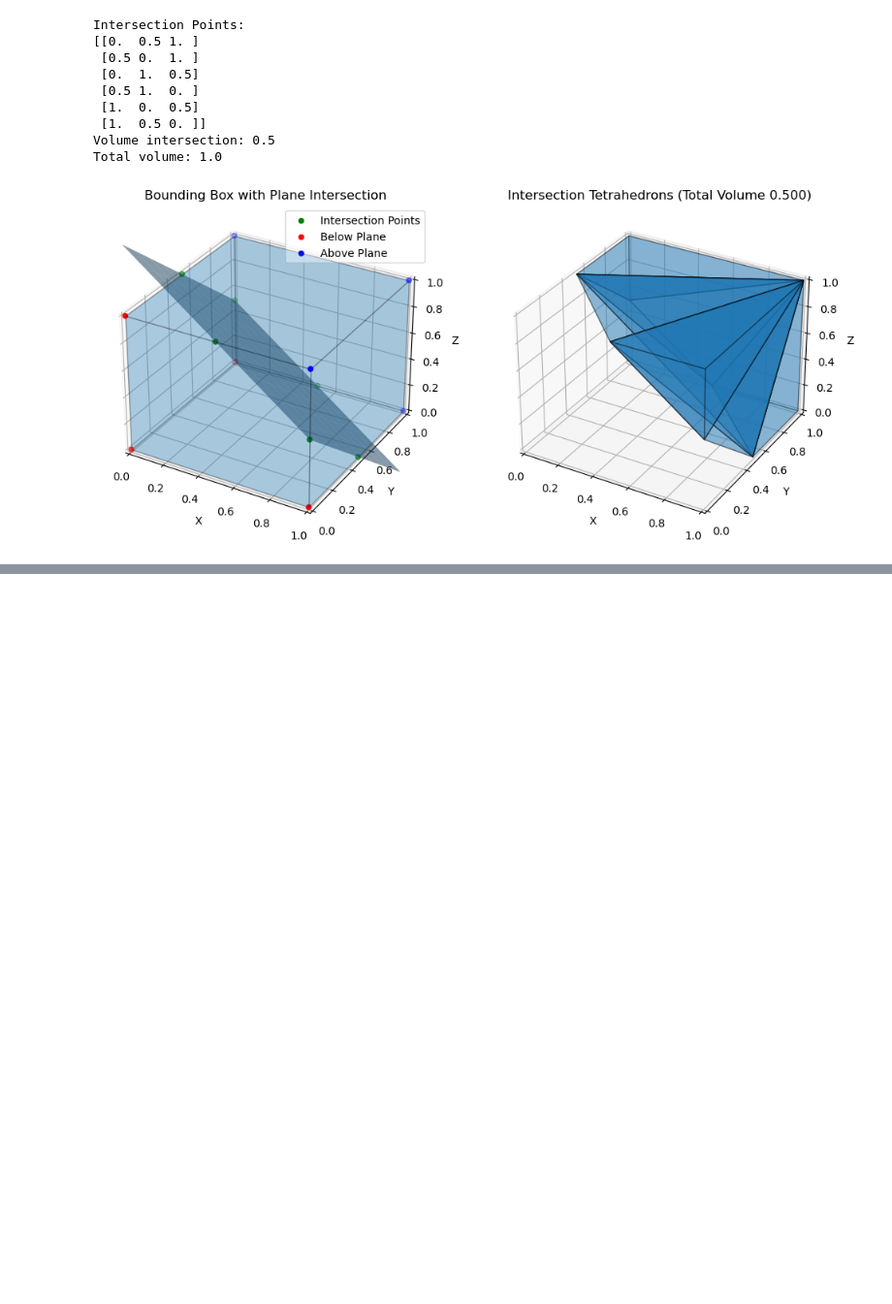
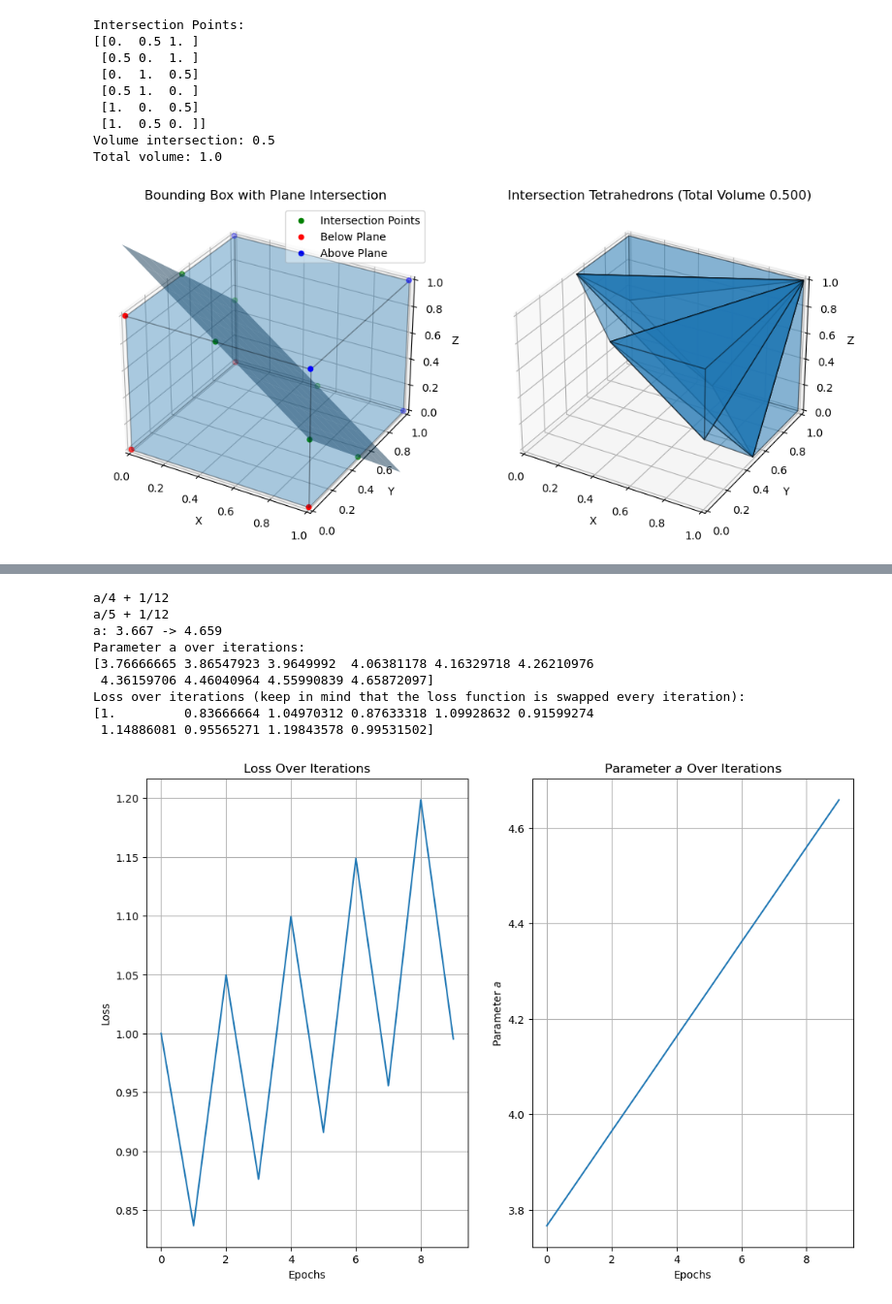
Before and after one commit to ruizegao/ray-casting, a Jupyter notebook: test_hyperplane_box.ipynb, the cells around one changed output, grey strips where cells are left out. Shown: that part at 97% size. Cells and saved outputs as stored; diff of their text form; code cells hidden in the pictures; blank space fills up the shorter version.

Commit message:
added a note in the notebook showing the approach we may take to get the total volume as an expression we can optimize over

```diff
--- a/test_hyperplane_box.ipynb
+++ b/test_hyperplane_box.ipynb
@@ -348,0 +365,66 @@ Total volume: 1.0
+# %%
+# Define the variables
+x, y, a = symbols('x y a')
+
+# Define the expression
+expression = a*x**2 + y**2
+expression_two = a*x**3 + y**2
+
+# Compute the double integral symbolically
+double_integral_one = integrate(integrate(expression, (y, 0, x)), (x, 0, 1))
+double_integral_two = integrate(integrate(expression_two, (y, 0, x)), (x, 0, 1))
+print(double_integral_one)
+print(double_integral_two)
+
+# Convert the symbolic expression into a Python function
+integral_func_one = lambdify(a, double_integral_one)
+integral_func_two = lambdify(a, double_integral_two)
+
+# Now the function can be used for gradient ascent where a is now an optimizable tensor
+a = torch.tensor(11/3, requires_grad=True)
+old_a = a.detach().clone()
+opt = torch.optim.Adam([a], lr=1e-1, maximize=True)
+epochs = 10
+losses = np.zeros(epochs)
+a_values = np.zeros(epochs)
+for i in range(10):
+    if i % 2 == 0:
+        loss_fn = integral_func_one
+    else:
+        loss_fn = integral_func_two
+    opt.zero_grad()
+    loss = loss_fn(a)  # For example, when a = 3
+    losses[i] = loss.detach().item()
+    loss.backward()
+    opt.step()
+    a_values[i] = a.detach().numpy()
+
+# analyze results
+print(f"a: {old_a.item():.3f} -> {a.detach().item():.3f}")
+print(f"Parameter a over iterations: \n{a_values}")
+print(f"Loss over iterations (keep in mind that the loss function is swapped every iteration): \n{losses}")
+plt.figure(figsize=(12, 8))
+plt.subplot(121)
+plt.plot(losses)
+plt.xlabel("Epochs")
+plt.ylabel("Loss")
+plt.title("Loss Over Iterations")
+plt.grid()
+plt.subplot(122)
+plt.plot(a_values)
+plt.xlabel("Epochs")
+plt.ylabel(r"Parameter $a$")
+plt.title("Parameter $a$ Over Iterations")
+plt.grid()
+plt.show()
+# %% [output]
+a/4 + 1/12
+a/5 + 1/12
+a: 3.667 -> 4.659
+Parameter a over iterations:
+[3.76666665 3.86547923 3.9649992  4.06381178 4.16329718 4.26210976
+ 4.36159706 4.46040964 4.55990839 4.65872097]
+Loss over iterations (keep in mind that the loss function is swapped every iteration):
+[1.         0.83666664 1.04970312 0.87633318 1.09928632 0.91599274
+ 1.14886081 0.95565271 1.19843578 0.99531502]
+[figure, added]
```
Also changed, not shown: parts of 2 cells of this notebook.
